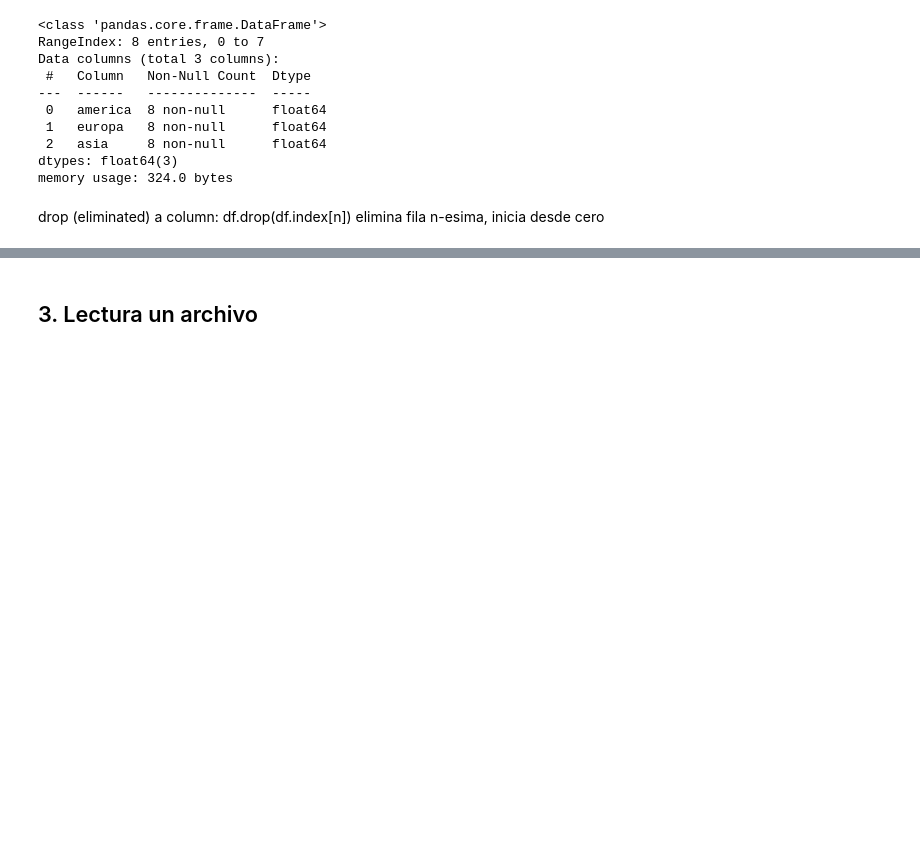
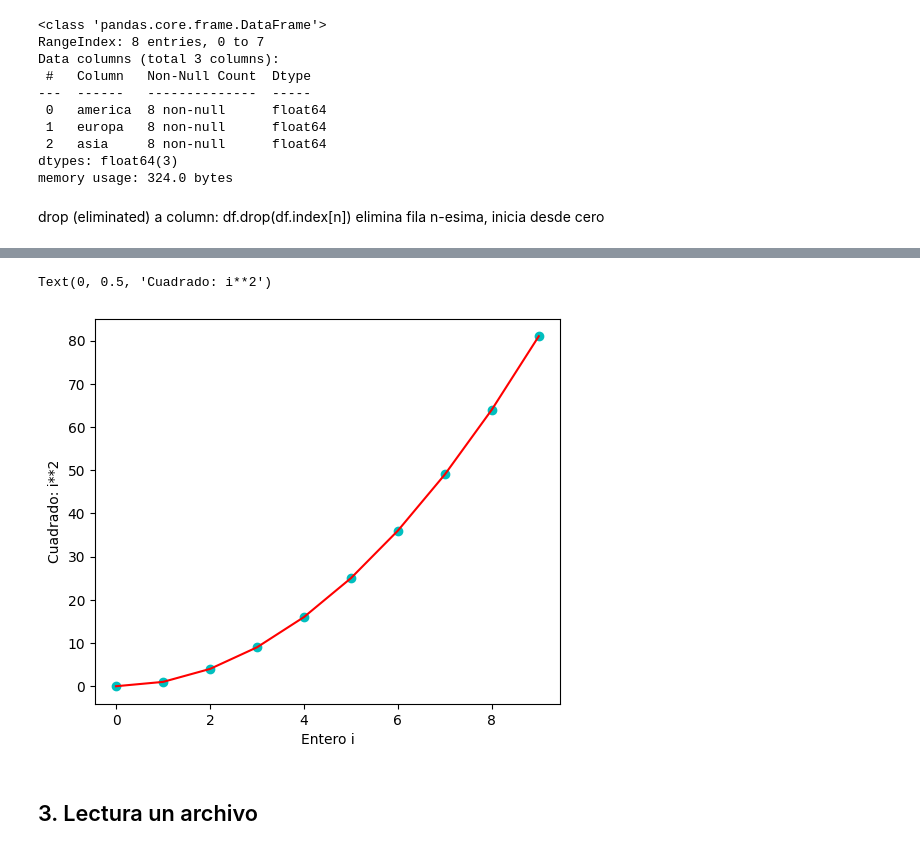
Before and after one commit to anferivera/Fundamentos_de_computacion, a Jupyter notebook: 14_pandas.ipynb, the cells around one changed output, grey strips where cells are left out. Saved outputs shown, nothing was run; the diff lists cells and outputs as text; code cells hidden in the pictures; blank space fills up the shorter version.

```diff
--- a/14_pandas.ipynb
+++ b/14_pandas.ipynb
@@ -318,0 +352,12 @@ mi_df
+# %%
+## Ejemplo: Crear un DF con mis datos para analizar
+
+x = [] # The list
+
+for i in range(10):
+  x.append([i, i*i, i**3])
+
+# make array
+x = np.asarray(x)
+
+df =pd.DataFrame(x,columns=['entero','cuadrado','cubo'])
@@ -319,3 +392,18 @@ mi_df
+# %%
+#simple plot
+
+import matplotlib.pyplot as plt
+
+plt.figure(figsize=(6,5))
+plt.plot(df.entero, df.cuadrado,'co')
+
+plt.plot(df.entero, df.cuadrado,'r-')
+
+plt.xlabel('Entero i')
+plt.ylabel('Cuadrado: i**2')
+# %% [output]
+Text(0, 0.5, 'Cuadrado: i**2')
+[figure, added]
 # %% [markdown]
 
 ## 3. Lectura un archivo
```
Also changed, not shown: parts of 22 cells of this notebook.
